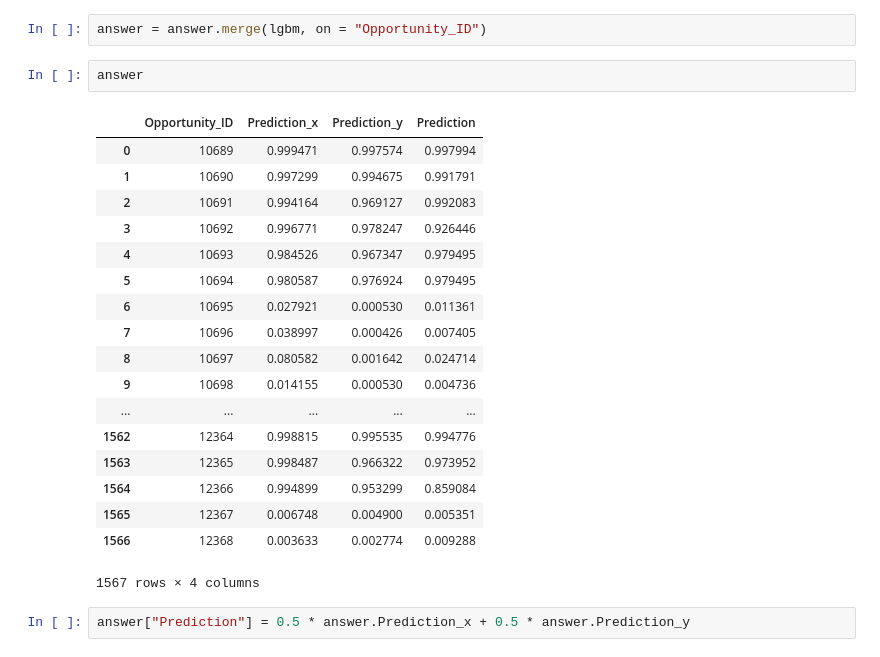
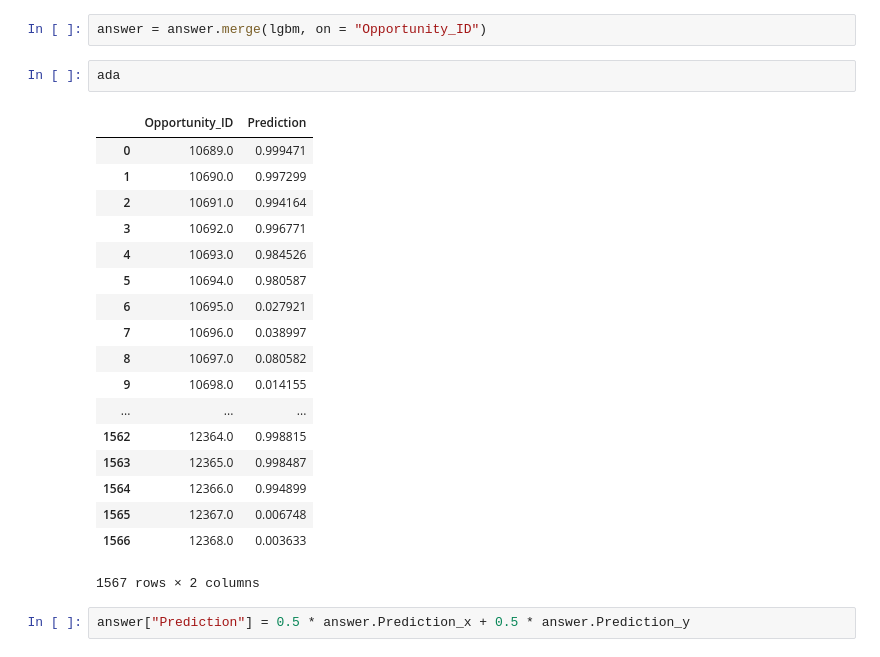
Before and after one commit to eugenusb/Alix2020, a Jupyter notebook: Ensambler.ipynb, the cells around one changed output. Saved outputs shown, nothing was run; the diff lists cells and outputs as text.

```diff
--- a/Ensambler.ipynb
+++ b/Ensambler.ipynb
@@ -621,27 +623,27 @@ answer = ada.merge(cat, on = "Opportunity_ID")
 answer.Opportunity_ID = answer.Opportunity_ID.astype("int32")
 # %%
 answer = answer.merge(lgbm, on = "Opportunity_ID")
-# %%
-answer
-# %% [output]
-|  | Opportunity_ID | Prediction_x | Prediction_y | Prediction |
-| 0 | 10689 | 0.999471 | 0.997574 | 0.997994 |
-| 1 | 10690 | 0.997299 | 0.994675 | 0.991791 |
-| 2 | 10691 | 0.994164 | 0.969127 | 0.992083 |
-| 3 | 10692 | 0.996771 | 0.978247 | 0.926446 |
-| 4 | 10693 | 0.984526 | 0.967347 | 0.979495 |
-| 5 | 10694 | 0.980587 | 0.976924 | 0.979495 |
-| 6 | 10695 | 0.027921 | 0.000530 | 0.011361 |
-| 7 | 10696 | 0.038997 | 0.000426 | 0.007405 |
-| 8 | 10697 | 0.080582 | 0.001642 | 0.024714 |
-| 9 | 10698 | 0.014155 | 0.000530 | 0.004736 |
-| ... | ... | ... | ... | ... |
-| 1562 | 12364 | 0.998815 | 0.995535 | 0.994776 |
-| 1563 | 12365 | 0.998487 | 0.966322 | 0.973952 |
-| 1564 | 12366 | 0.994899 | 0.953299 | 0.859084 |
-| 1565 | 12367 | 0.006748 | 0.004900 | 0.005351 |
-| 1566 | 12368 | 0.003633 | 0.002774 | 0.009288 |
-1567 rows × 4 columns
+# %%
+ada
+# %% [output]
+|  | Opportunity_ID | Prediction |
+| 0 | 10689.0 | 0.999471 |
+| 1 | 10690.0 | 0.997299 |
+| 2 | 10691.0 | 0.994164 |
+| 3 | 10692.0 | 0.996771 |
+| 4 | 10693.0 | 0.984526 |
+| 5 | 10694.0 | 0.980587 |
+| 6 | 10695.0 | 0.027921 |
+| 7 | 10696.0 | 0.038997 |
+| 8 | 10697.0 | 0.080582 |
+| 9 | 10698.0 | 0.014155 |
+| ... | ... | ... |
+| 1562 | 12364.0 | 0.998815 |
+| 1563 | 12365.0 | 0.998487 |
+| 1564 | 12366.0 | 0.994899 |
+| 1565 | 12367.0 | 0.006748 |
+| 1566 | 12368.0 | 0.003633 |
+1567 rows × 2 columns
 # %%
 answer["Prediction"] = 0.5 * answer.Prediction_x + 0.5 * answer.Prediction_y
 # %%
```
Also changed, not shown: parts of 7 cells of this notebook, 9 other files.
